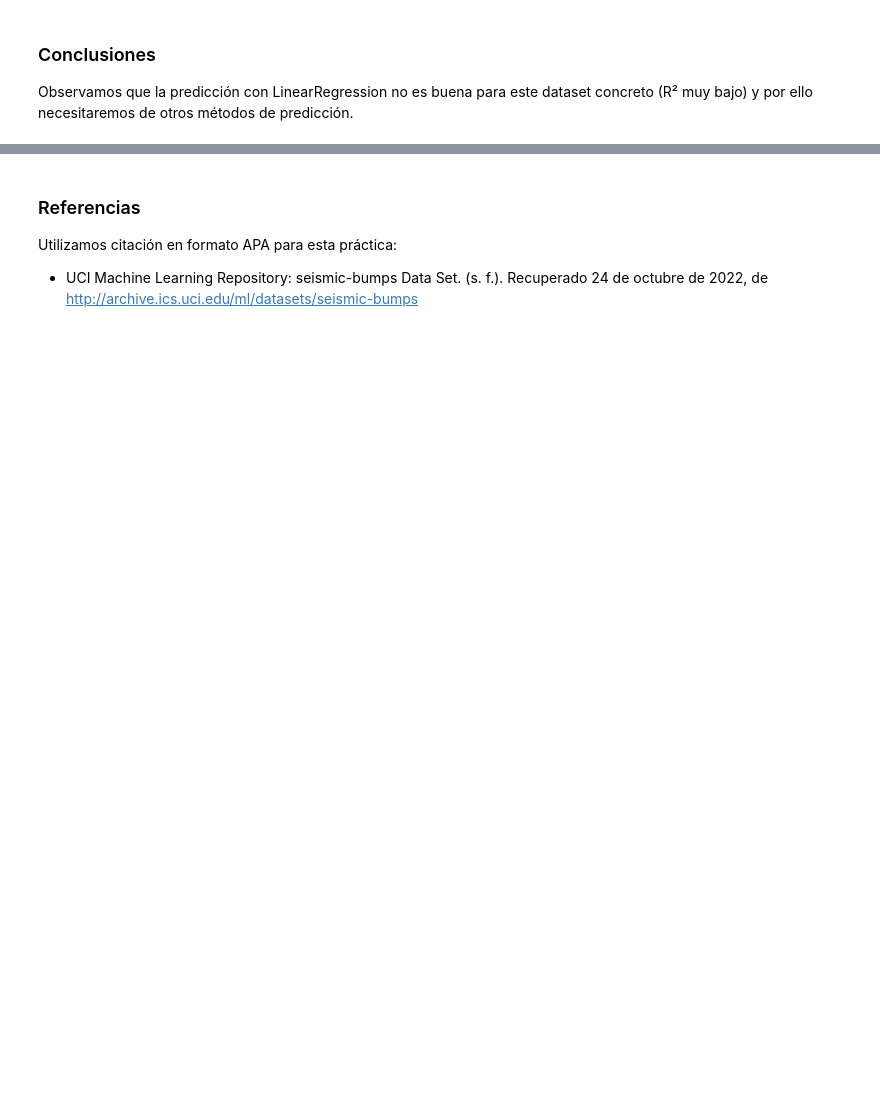
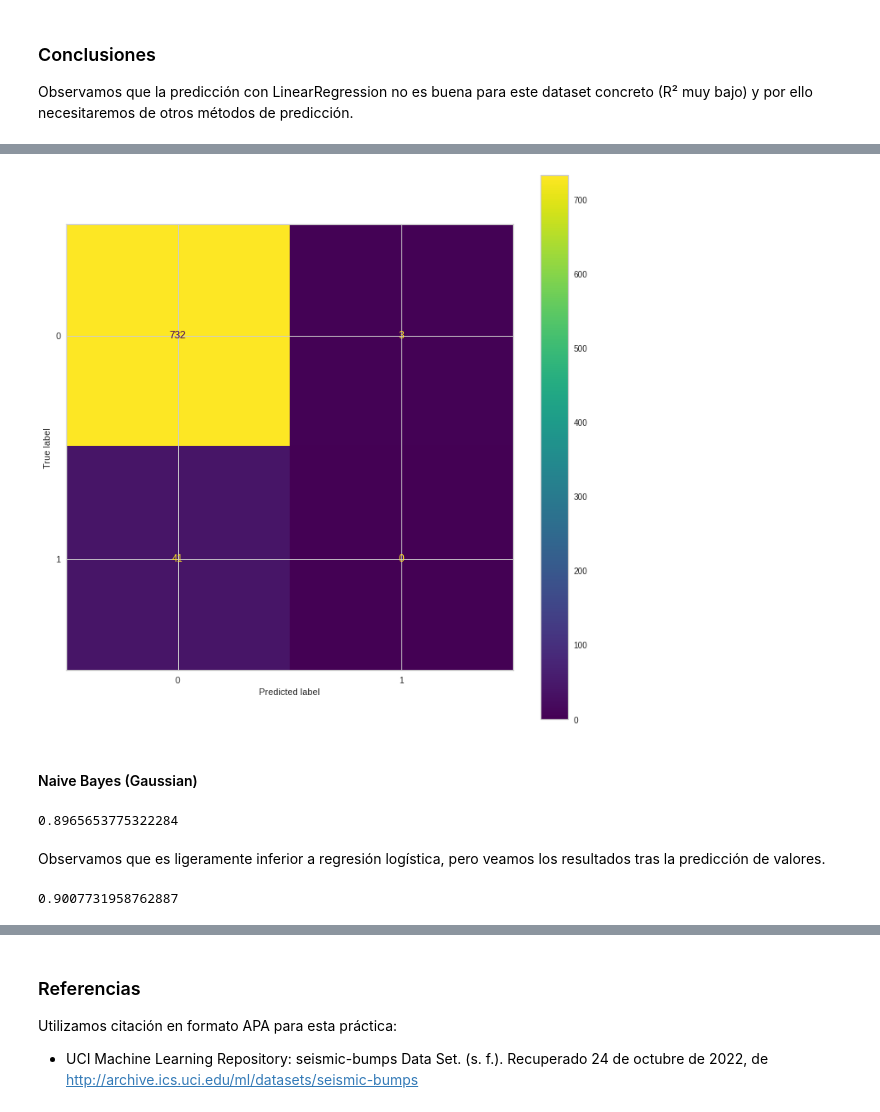
Before and after one commit to AlphaIcarus/PracticaAPA, a Jupyter notebook: Práctica_Guillem_Gonzalez_Carles_Orriols.ipynb, the cells around one changed output, grey strips where cells are left out. Saved outputs shown, nothing was run; the diff lists cells and outputs as text; code cells hidden in the pictures; blank space fills up the shorter version.

```diff
--- a/Práctica_Guillem_Gonzalez_Carles_Orriols.ipynb
+++ b/Práctica_Guillem_Gonzalez_Carles_Orriols.ipynb
@@ -193,0 +261,12 @@ Observamos que la predicción con LinearRegression no es buena para este dataset
+# %%
+# Estandarización del dataset X
+X_std = X.copy()
+# scaler = StandardScaler().fit(X)
+
+# X_std[X.columns] = scaler.transform(X)
+
+# Estandarización del dataset Y (variables objetivo)
+Y_std = Y.copy()
+# scaler = StandardScaler().fit(Y)
+
+# Y_std[Y.columns] = scaler.transform(Y)
@@ -193,0 +308,3 @@ Observamos que la predicción con LinearRegression no es buena para este dataset
+# %%
+# Separación en conjuntos de test y entrenamiento
+X_train, X_test, y_train, y_test = train_test_split(X_std, Y_std, test_size=0.3, random_state=0)
@@ -193,0 +313,6 @@ Observamos que la predicción con LinearRegression no es buena para este dataset
+# %%
+# Regresión logística
+# Tendremos que explorar diferentes valores para max_iter y encontrar aquel que ofrezca mejores resultados
+
+lr = LogisticRegression(max_iter=100)
+print(np.mean(cross_val_score(lr,X_train,y_train,cv=10, error_score='raise')))
@@ -193,0 +323,3 @@ Observamos que la predicción con LinearRegression no es buena para este dataset
+# %%
+lr_model = lr.fit(X_train, y_train)
+lr_model.score(X_test, y_test)
@@ -193,0 +339,19 @@ Observamos que la predicción con LinearRegression no es buena para este dataset
+# %%
+plt.figure(figsize=(12,12));
+ConfusionMatrixDisplay.from_estimator(lr_model, X_test, y_test, ax=plt.subplot());
+# %% [output]
+[figure, added]
+# %% [markdown]
+#### Naive Bayes (Gaussian)
+# %%
+gnb = GaussianNB()
+print(np.mean(cross_val_score(gnb,X_train,y_train,cv=10)))
+# %% [output]
+0.8965653775322284
+# %% [markdown]
+Observamos que es ligeramente inferior a regresión logística, pero veamos los resultados tras la predicción de valores.
+# %%
+gnb_model = gnb.fit(X_train, y_train)
+gnb_model.score(X_test, y_test)
+# %% [output]
+0.9007731958762887
```
Also changed, not shown: parts of 46 cells of this notebook.
